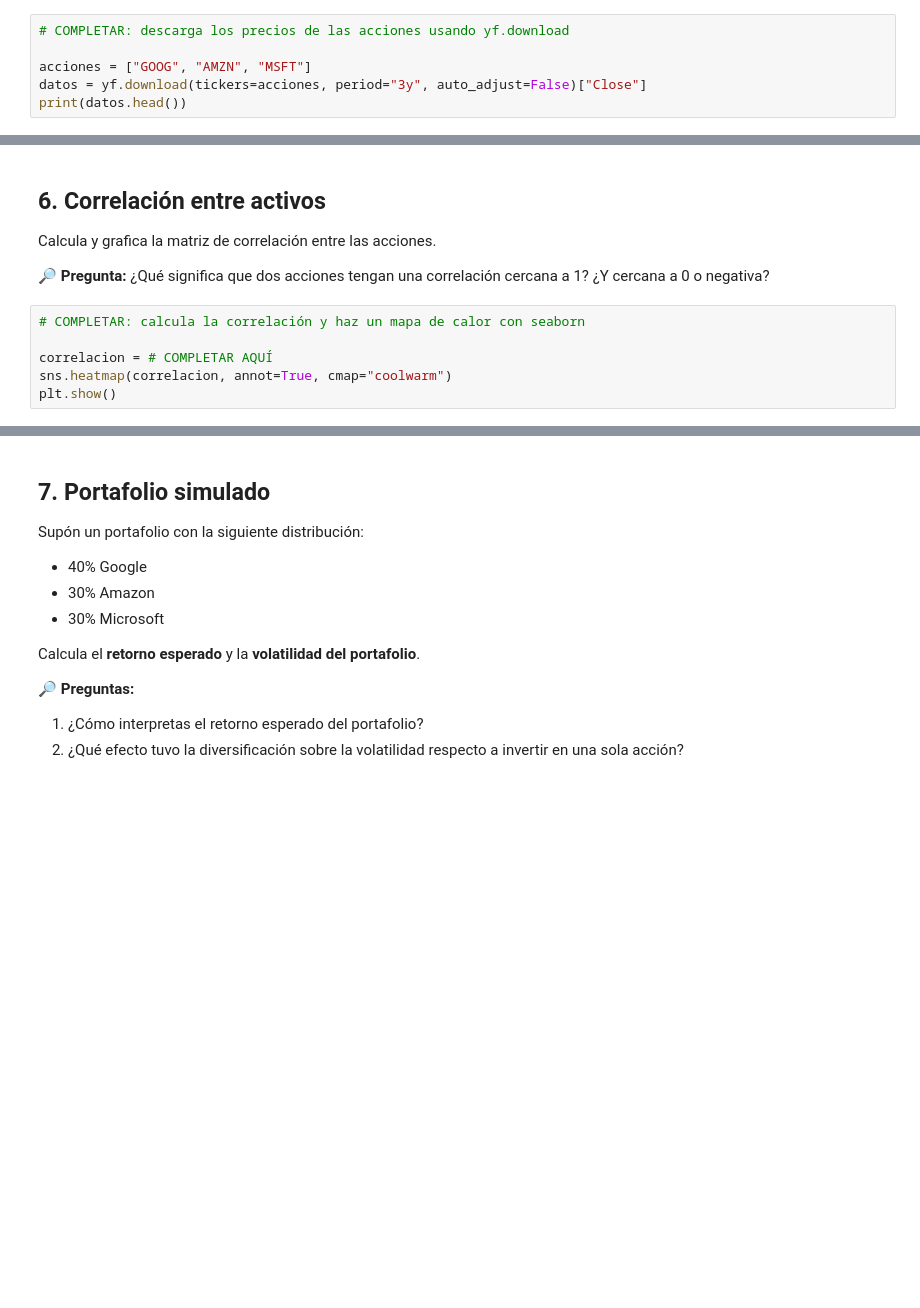
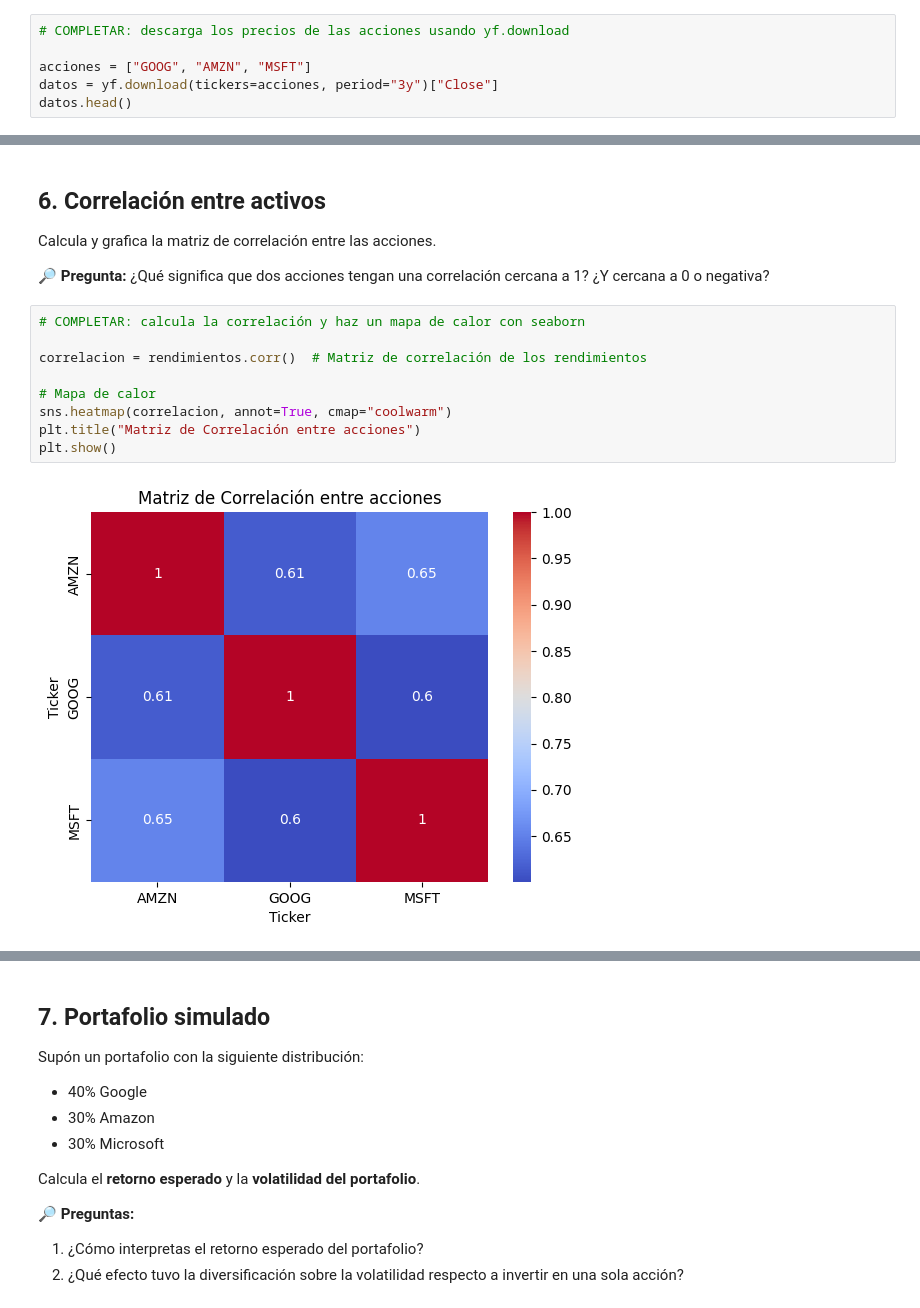
Before and after one commit to AlejoCanas/Lenguajes-de-Programaci-n, a Jupyter notebook: Taller_Portafolio_Estudiantes (1).ipynb, the cells around one changed output, grey strips where cells are left out. Cells and saved outputs as stored; diff of their text form; blank space fills up the shorter version.

```diff
--- a/Taller_Portafolio_Estudiantes (1).ipynb
+++ b/Taller_Portafolio_Estudiantes (1).ipynb
@@ -34,7 +34,7 @@ Usa `yfinance` para descargar los precios de **Google (GOOG)**, **Amazon (AMZN)*
 # COMPLETAR: descarga los precios de las acciones usando yf.download
 
 acciones = ["GOOG", "AMZN", "MSFT"]
-datos = yf.download(tickers=acciones, period="3y", auto_adjust=False)["Close"]
-print(datos.head())
+datos = yf.download(tickers=acciones, period="3y")["Close"]
+datos.head()
 # %% [output]
 [*********************100%***********************]  3 of 3 completed
@@ -142,6 +174,11 @@ Calcula y grafica la matriz de correlación entre las acciones.
 # %%
 # COMPLETAR: calcula la correlación y haz un mapa de calor con seaborn
 
-correlacion = # COMPLETAR AQUÍ
+correlacion = rendimientos.corr()  # Matriz de correlación de los rendimientos
+
+# Mapa de calor
 sns.heatmap(correlacion, annot=True, cmap="coolwarm")
+plt.title("Matriz de Correlación entre acciones")
 plt.show()
+# %% [output]
+[figure, added]
```
Also changed, not shown: parts of 14 cells of this notebook.
